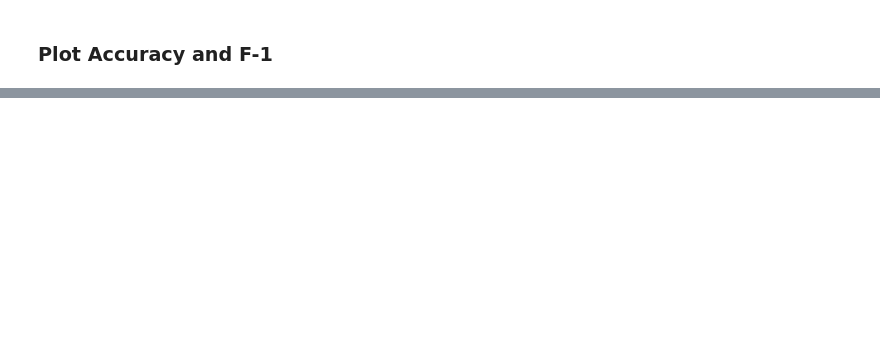
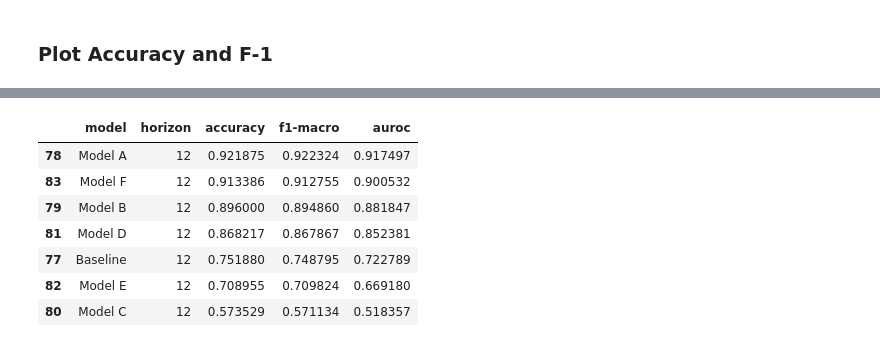
Before and after one commit to ChristopherLiew/Crypto-Uncertainty-Index, a Jupyter notebook: forecasting/prediction/price_returns_direction.ipynb, the cells around one changed output, grey strips where cells are left out. Drawn from its saved outputs; the diff is of its cells as text; code cells hidden in the pictures; blank space fills up the shorter version.

```diff
--- a/forecasting/prediction/price_returns_direction.ipynb
+++ b/forecasting/prediction/price_returns_direction.ipynb
@@ -74,7 +72,7 @@ y_actual_clf_dict = {}
 
 for i, df in y_actual_dict.items():
     df["direction"] = df["price_return"].apply(
-        lambda x: "positive" if x >= 0 else "negative"
+        lambda x: 1 if x > 0 else 0
     )
     y_actual_clf_dict[i] = df
 # %%
@@ -141,7 +144,6 @@ def classify_multi_h(
     return results
 # %%
 # Compute classification results
-
 
 def get_clf_res(truth_dict, pred_dict, clf_col: str = "direction"):
     assert truth_dict.keys() == pred_dict.keys()
@@ -152,13 +154,15 @@ def get_clf_res(truth_dict, pred_dict, clf_col: str = "direction"):
             .merge(truth_dict[i], on="time", suffixes=("_pred", "_truth"))
             .dropna()
         )
-        reports[i + 1] = pd.DataFrame(
+        clf_res = pd.DataFrame(
             classification_report(
                 combined_df[clf_col + "_pred"],
                 combined_df[clf_col + "_truth"],
                 output_dict=True,
             )
         )
+        clf_res['auroc'] = roc_auc_score(combined_df[clf_col + "_pred"], combined_df[clf_col + "_truth"])
+        reports[i + 1] = clf_res
     return reports
 # %%
 # Model A
@@ -348,13 +358,24 @@ for i in range(1, 13):
     model_C_acc = model_C_results[i]["accuracy"].iloc[0]
     model_D_acc = model_D_results[i]["accuracy"].iloc[0]
     model_E_acc = model_E_results[i]["accuracy"].iloc[0]
+    model_F_acc = model_G_results[i]["accuracy"].iloc[0]
 
-    baseline_f1 = model_A_results[i]["accuracy"].iloc[0]
-    model_A_f1 = model_B_results[i]["macro avg"]["f1-score"]
-    model_B_f1 = model_F_results[i]["macro avg"]["f1-score"]
-    model_C_f1 = model_C_results[i]["macro avg"]["f1-score"]
-    model_D_f1 = model_D_results[i]["macro avg"]["f1-score"]
-    model_E_f1 = model_E_results[i]["macro avg"]["f1-score"]
+    baseline_f1 = model_A_results[i]["weighted avg"]["f1-score"]
+    model_A_f1 = model_B_results[i]["weighted avg"]["f1-score"]
+    model_B_f1 = model_F_results[i]["weighted avg"]["f1-score"]
+    model_C_f1 = model_C_results[i]["weighted avg"]["f1-score"]
+    model_D_f1 = model_D_results[i]["weighted avg"]["f1-score"]
+    model_E_f1 = model_E_results[i]["weighted avg"]["f1-score"]
+    model_F_f1 = model_G_results[i]["weighted avg"]["f1-score"]
+
+    baseline_auroc = model_A_results[i]["auroc"].iloc[0]
+    model_A_auroc = model_B_results[i]["auroc"].iloc[0]
+    model_B_auroc = model_F_results[i]["auroc"].iloc[0]
+    model_C_auroc = model_C_results[i]["auroc"].iloc[0]
+    model_D_auroc = model_D_results[i]["auroc"].iloc[0]
+    model_E_auroc = model_E_results[i]["auroc"].iloc[0]
+    model_F_auroc = model_G_results[i]["auroc"].iloc[0]
+
     accuracy_dict.extend(
         [
             {
@@ -362,36 +383,49 @@ for i in range(1, 13):
                 "horizon": i,
                 "accuracy": baseline_acc,
                 "f1-macro": baseline_f1,
+                "auroc": baseline_auroc
             },
             {
                 "model": "Model A",
                 "horizon": i,
                 "accuracy": model_A_acc,
                 "f1-macro": model_A_f1,
+                "auroc": model_A_auroc
             },
             {
                 "model": "Model B",
                 "horizon": i,
                 "accuracy": model_B_acc,
                 "f1-macro": model_B_f1,
+                "auroc": model_B_auroc
             },
             {
                 "model": "Model C",
                 "horizon": i,
                 "accuracy": model_C_acc,
                 "f1-macro": model_C_f1,
+                "auroc": model_C_auroc
             },
             {
                 "model": "Model D",
                 "horizon": i,
                 "accuracy": model_D_acc,
                 "f1-macro": model_D_f1,
+                "auroc": model_D_auroc
             },
             {
                 "model": "Model E",
                 "horizon": i,
                 "accuracy": model_E_acc,
                 "f1-macro": model_E_f1,
+                "auroc": model_E_auroc
+            },
+            {
+                "model": "Model F",
+                "horizon": i,
+                "accuracy": model_F_acc,
+                "f1-macro": model_F_f1,
+                "auroc": model_F_auroc
             },
         ]
     )
@@ -443,0 +488,11 @@ clf_results_df[clf_results_df["horizon"] == 4]
+# %%
+clf_results_df[clf_results_df.horizon == 12].sort_values(by=["f1-macro", "auroc"], ascending=False)
+# %% [output]
+|  | model | horizon | accuracy | f1-macro | auroc |
+| 78 | Model A | 12 | 0.921875 | 0.922324 | 0.917497 |
+| 83 | Model F | 12 | 0.913386 | 0.912755 | 0.900532 |
+| 79 | Model B | 12 | 0.896000 | 0.894860 | 0.881847 |
+| 81 | Model D | 12 | 0.868217 | 0.867867 | 0.852381 |
+| 77 | Baseline | 12 | 0.751880 | 0.748795 | 0.722789 |
+| 82 | Model E | 12 | 0.708955 | 0.709824 | 0.669180 |
+| 80 | Model C | 12 | 0.573529 | 0.571134 | 0.518357 |
```
Also changed, not shown: parts of 16 cells of this notebook, 12 other files.
